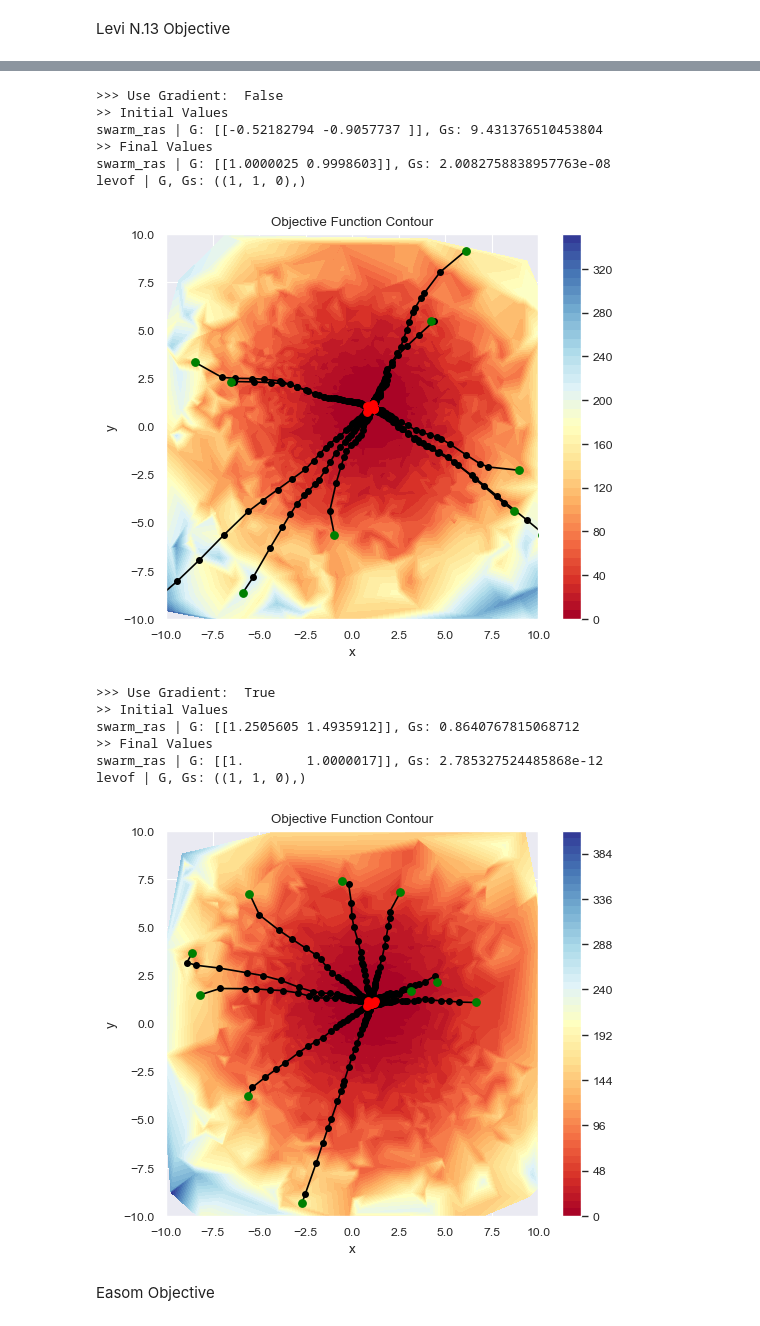
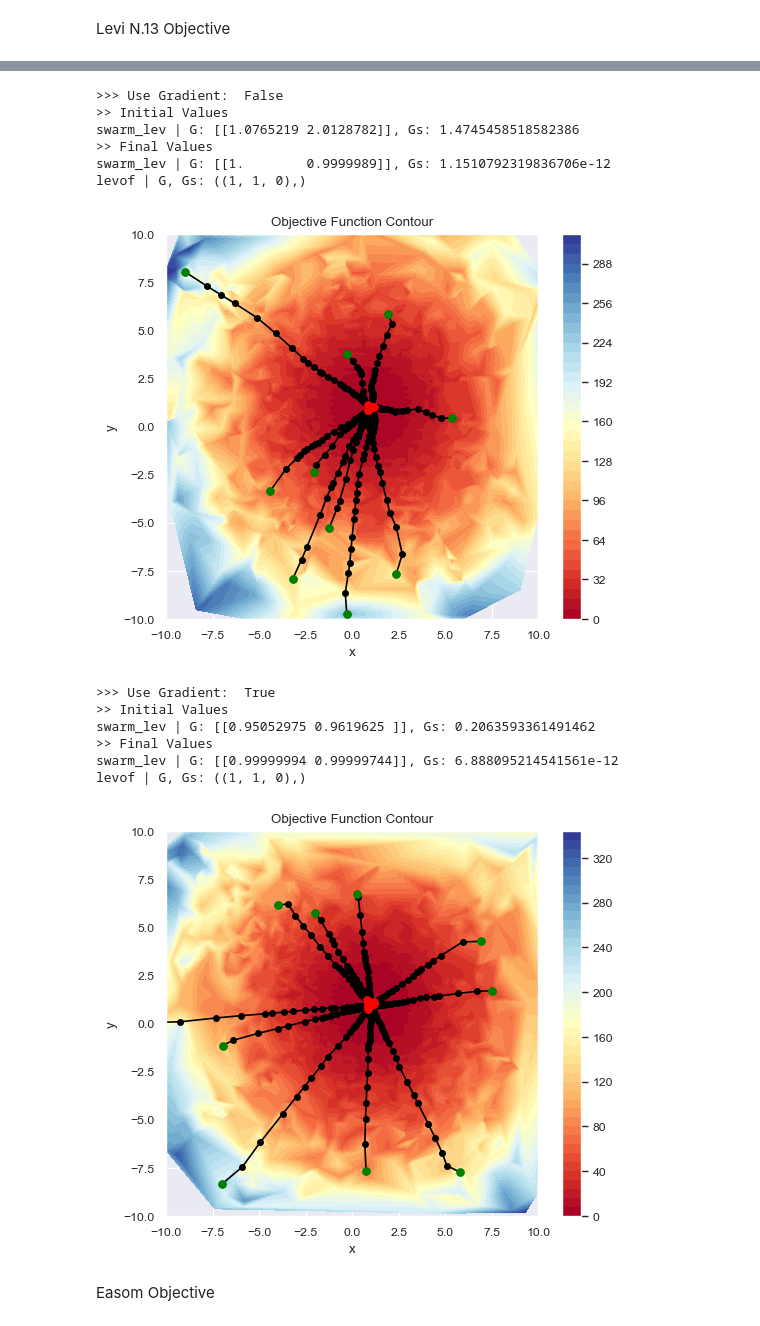
Before and after one commit to adityaprakash-work/OptiHive, a Jupyter notebook: examples.ipynb, the cells around one changed output, grey strips where cells are left out. Cells and saved outputs as stored; diff of their text form; code cells hidden in the pictures.

```diff
--- a/examples.ipynb
+++ b/examples.ipynb
@@ -461,12 +461,12 @@ ss2d_beaof = {
 print("True loss Contour")
 beaof.plot2d()
 for use_grad in [False, True]:
-    sot_ras = ohp.SwarmObjectiveTracker(
+    sot_bea = ohp.SwarmObjectiveTracker(
         track_params=["x", "y"],
         eager=False,
         lazy_step=2,
     )
-    swarm_ras = ohp.VanillaSwarm(
+    swarm_bea = ohp.VanillaSwarm(
         search_space=ss2d_beaof,
         n_particles=200,
         objective_function=beaof,
@@ -478,20 +478,20 @@ for use_grad in [False, True]:
         gw=0.1,
         n_perturb=2,
         r3=0.1,
-        trackers=[sot_ras],
+        trackers=[sot_bea],
     )
 
     print(">>> Use Gradient: ", use_grad)
     print(">> Initial Values")
-    print(f"swarm_ras | G: {swarm_ras.G}, Gs: {swarm_ras.Gs}")
+    print(f"swarm_bea | G: {swarm_bea.G}, Gs: {swarm_bea.Gs}")
 
-    swarm_ras.run(500)
+    swarm_bea.run(500)
 
     print(">> Final Values")
-    print(f"swarm_ras | G: {swarm_ras.G}, Gs: {swarm_ras.Gs}")
+    print(f"swarm_bea | G: {swarm_bea.G}, Gs: {swarm_bea.Gs}")
     print(f"beaof | G, Gs: {beaof.global_minima_2d}")
-    sot_ras.draw_lazy(
-        particle_indices=[p for p in range(0, swarm_ras.n_particles, 20)],
+    sot_bea.draw_lazy(
+        particle_indices=[p for p in range(0, swarm_bea.n_particles, 20)],
     )
 # %% [output]
 True loss Contour
@@ -588,55 +588,55 @@ ss2d_levof = {
 print("True loss Contour")
 levof.plot2d()
 for use_grad in [False, True]:
-    sot_ras = ohp.SwarmObjectiveTracker(
+    sot_lev = ohp.SwarmObjectiveTracker(
         track_params=["x", "y"],
         eager=False,
         lazy_step=2,
     )
-    swarm_ras = ohp.VanillaSwarm(
+    swarm_lev = ohp.VanillaSwarm(
         search_space=ss2d_levof,
         n_particles=200,
         objective_function=levof,
         cc=0.3,
         sc=0.3,
         r1=0.3,
         r2=0.3,
         use_gradient=use_grad,
         gw=0.1,
         n_perturb=2,
         r3=0.1,
-        trackers=[sot_ras],
+        trackers=[sot_lev],
     )
 
     print(">>> Use Gradient: ", use_grad)
     print(">> Initial Values")
-    print(f"swarm_ras | G: {swarm_ras.G}, Gs: {swarm_ras.Gs}")
+    print(f"swarm_lev | G: {swarm_lev.G}, Gs: {swarm_lev.Gs}")
 
-    swarm_ras.run(500)
+    swarm_lev.run(500)
 
     print(">> Final Values")
-    print(f"swarm_ras | G: {swarm_ras.G}, Gs: {swarm_ras.Gs}")
+    print(f"swarm_lev | G: {swarm_lev.G}, Gs: {swarm_lev.Gs}")
     print(f"levof | G, Gs: {levof.global_minima_2d}")
-    sot_ras.draw_lazy(
-        particle_indices=[p for p in range(0, swarm_ras.n_particles, 20)],
+    sot_lev.draw_lazy(
+        particle_indices=[p for p in range(0, swarm_lev.n_particles, 20)],
     )
 # %% [output]
 True loss Contour
 [figure]
 >>> Use Gradient:  False
 >> Initial Values
-swarm_ras | G: [[-0.52182794 -0.9057737 ]], Gs: 9.431376510453804
+swarm_lev | G: [[1.0765219 2.0128782]], Gs: 1.4745458518582386
 >> Final Values
-swarm_ras | G: [[1.0000025 0.9998603]], Gs: 2.0082758838957763e-08
+swarm_lev | G: [[1.        0.9999989]], Gs: 1.1510792319836706e-12
 levof | G, Gs: ((1, 1, 0),)
-[figure, old version]
+[figure, new version]
 >>> Use Gradient:  True
 >> Initial Values
-swarm_ras | G: [[1.2505605 1.4935912]], Gs: 0.8640767815068712
+swarm_lev | G: [[0.95052975 0.9619625 ]], Gs: 0.2063593361491462
 >> Final Values
-swarm_ras | G: [[1.        1.0000017]], Gs: 2.785327524485868e-12
+swarm_lev | G: [[0.99999994 0.99999744]], Gs: 6.888095214541561e-12
 levof | G, Gs: ((1, 1, 0),)
-[figure, old version]
+[figure, new version]
 # %% [markdown]
 Easom Objective
 # %%
```
Also changed, not shown: parts of 10 cells of this notebook, 14 other files.
